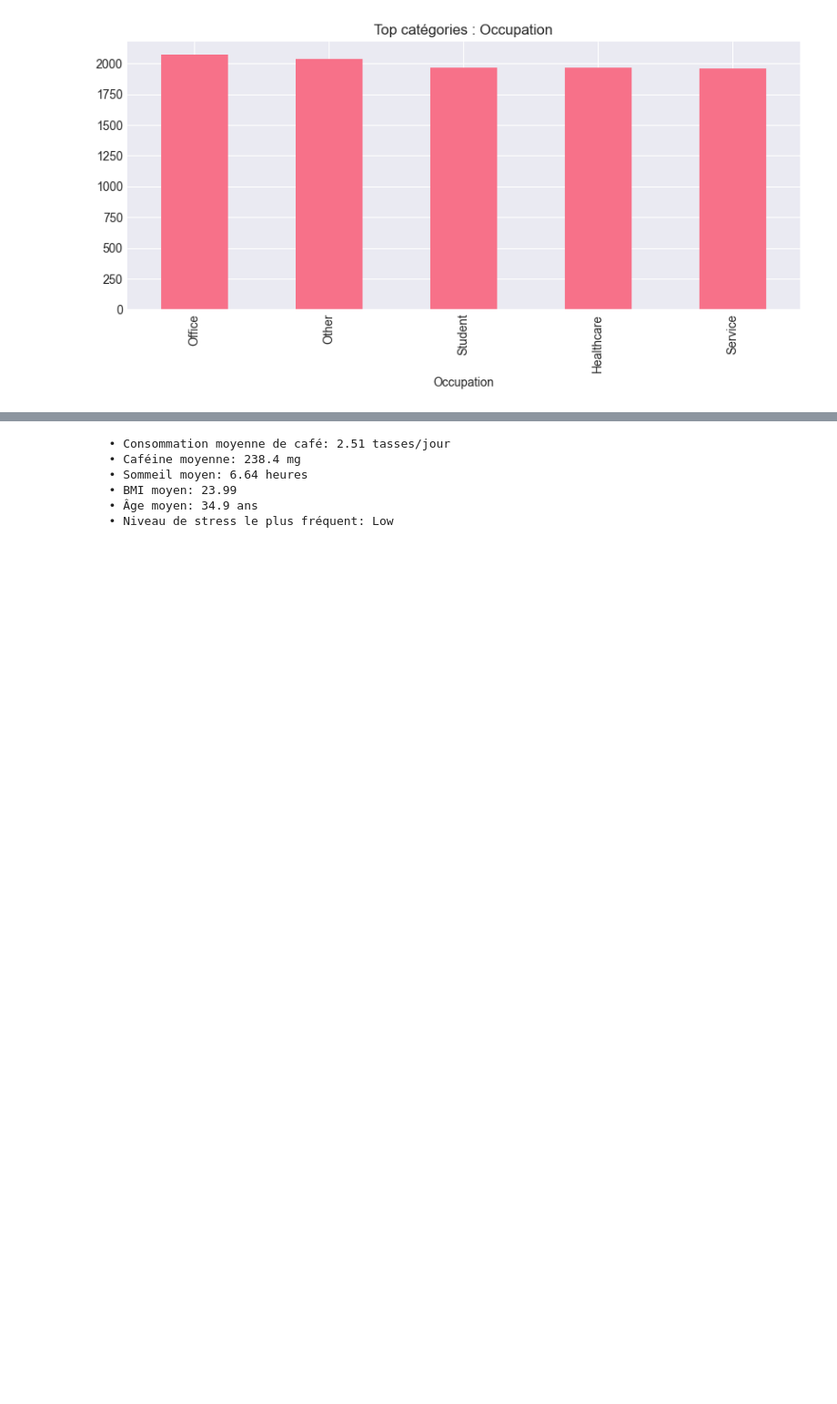
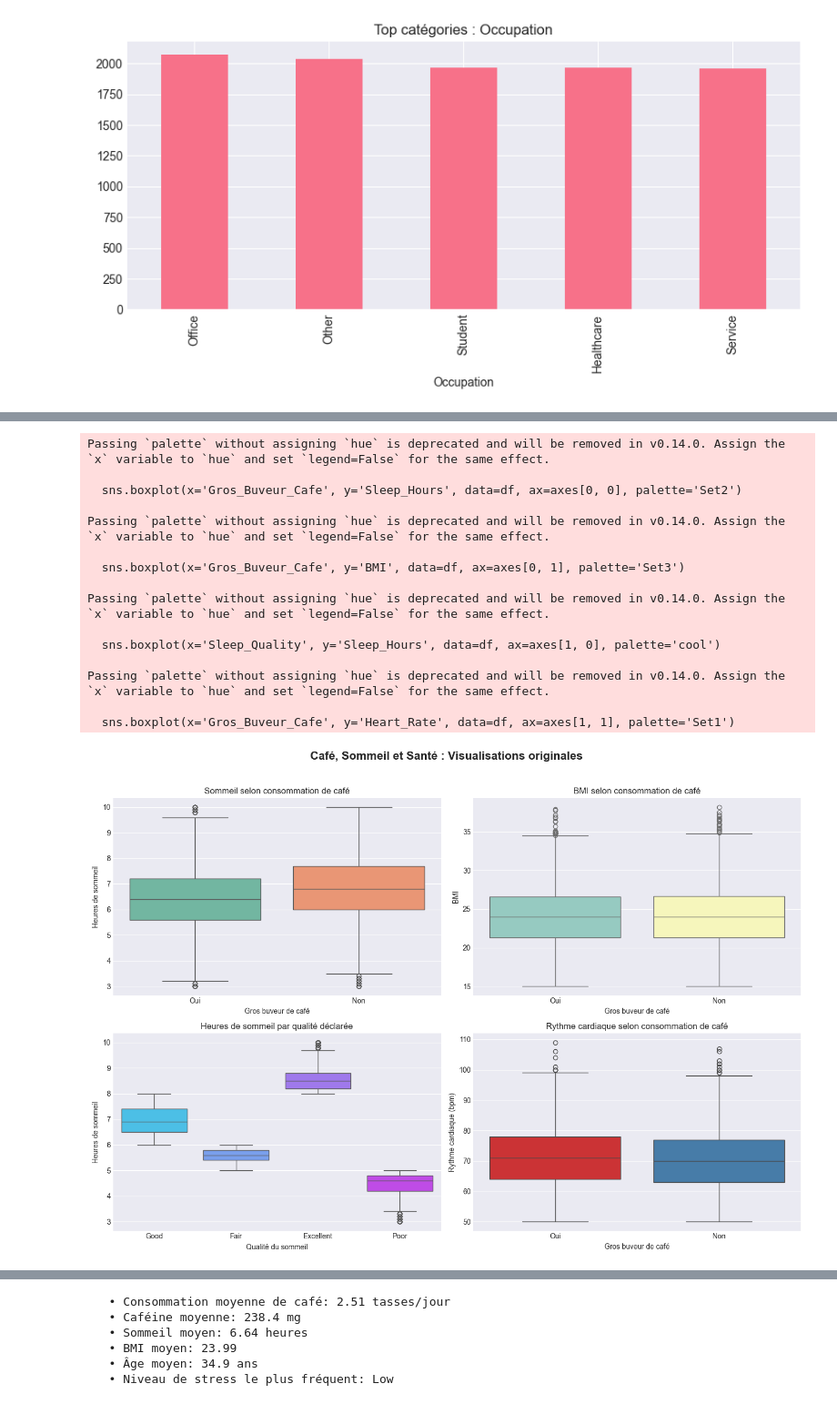
Before and after one commit to riada-zotiny/Processus_data, a Jupyter notebook: notebooks/01_exploration.ipynb, the cells around one changed output, grey strips where cells are left out. Shown at 91% size. Drawn from its saved outputs; the diff is of its cells as text; code cells hidden in the pictures; blank space fills up the shorter version.

```diff
--- a/notebooks/01_exploration.ipynb
+++ b/notebooks/01_exploration.ipynb
@@ -297,0 +242,55 @@ plt.show()
+# %%
+import matplotlib.pyplot as plt
+import seaborn as sns
+import pandas as pd
+
+# Création de groupes d'âge pour l'analyse
+df['Age_Group'] = pd.cut(df['Age'], bins=[17, 30, 45, 60, 80], labels=['18-30', '31-45', '46-60', '61-80'])
+
+fig, axes = plt.subplots(2, 2, figsize=(14, 10))
+fig.suptitle("Café, Sommeil et Santé : Visualisations originales", fontsize=16, fontweight='bold')
+
+# 1. Boxplot : Heures de sommeil selon la consommation de café (binaire)
+df['Gros_Buveur_Cafe'] = (df['Coffee_Intake'] > df['Coffee_Intake'].median()).map({True: 'Oui', False: 'Non'})
+sns.boxplot(x='Gros_Buveur_Cafe', y='Sleep_Hours', data=df, ax=axes[0, 0], palette='Set2')
+axes[0, 0].set_title("Sommeil selon consommation de café")
+axes[0, 0].set_xlabel("Gros buveur de café")
+axes[0, 0].set_ylabel("Heures de sommeil")
+
+# 2. Boxplot : BMI selon la consommation de café
+sns.boxplot(x='Gros_Buveur_Cafe', y='BMI', data=df, ax=axes[0, 1], palette='Set3')
+axes[0, 1].set_title("BMI selon consommation de café")
+axes[0, 1].set_xlabel("Gros buveur de café")
+axes[0, 1].set_ylabel("BMI")
+
+# 3. Boxplot : Heures de sommeil selon la qualité du sommeil
+sns.boxplot(x='Sleep_Quality', y='Sleep_Hours', data=df, ax=axes[1, 0], palette='cool')
+axes[1, 0].set_title("Heures de sommeil par qualité déclarée")
+axes[1, 0].set_xlabel("Qualité du sommeil")
+axes[1, 0].set_ylabel("Heures de sommeil")
+
+# 4. Boxplot : Rythme cardiaque selon la consommation de café
+sns.boxplot(x='Gros_Buveur_Cafe', y='Heart_Rate', data=df, ax=axes[1, 1], palette='Set1')
+axes[1, 1].set_title("Rythme cardiaque selon consommation de café")
+axes[1, 1].set_xlabel("Gros buveur de café")
+axes[1, 1].set_ylabel("Rythme cardiaque (bpm)")
+
+plt.tight_layout(rect=[0, 0, 1, 0.96])
+plt.show()
+# %% [output]
+Passing `palette` without assigning `hue` is deprecated and will be removed in v0.14.0. Assign the `x` variable to `hue` and set `legend=False` for the same effect.
+
+  sns.boxplot(x='Gros_Buveur_Cafe', y='Sleep_Hours', data=df, ax=axes[0, 0], palette='Set2')
+
+Passing `palette` without assigning `hue` is deprecated and will be removed in v0.14.0. Assign the `x` variable to `hue` and set `legend=False` for the same effect.
+
+  sns.boxplot(x='Gros_Buveur_Cafe', y='BMI', data=df, ax=axes[0, 1], palette='Set3')
+
+Passing `palette` without assigning `hue` is deprecated and will be removed in v0.14.0. Assign the `x` variable to `hue` and set `legend=False` for the same effect.
+
+  sns.boxplot(x='Sleep_Quality', y='Sleep_Hours', data=df, ax=axes[1, 0], palette='cool')
+
+Passing `palette` without assigning `hue` is deprecated and will be removed in v0.14.0. Assign the `x` variable to `hue` and set `legend=False` for the same effect.
+
+  sns.boxplot(x='Gros_Buveur_Cafe', y='Heart_Rate', data=df, ax=axes[1, 1], palette='Set1')
+[figure, added]
```
Also changed, not shown: parts of 12 cells of this notebook.
